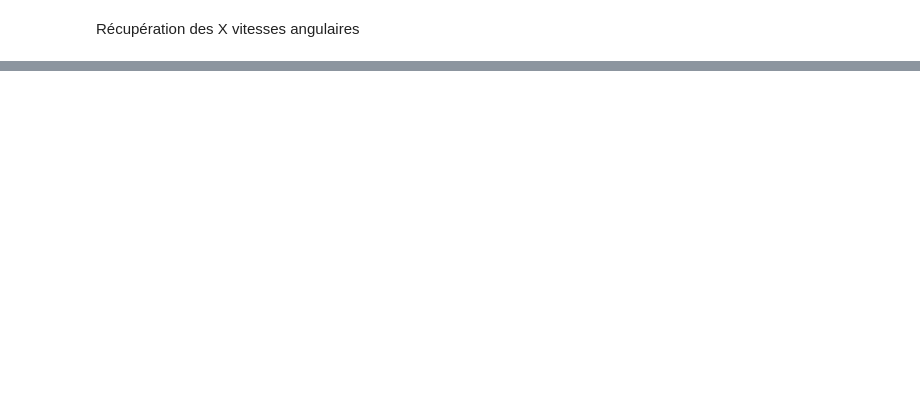
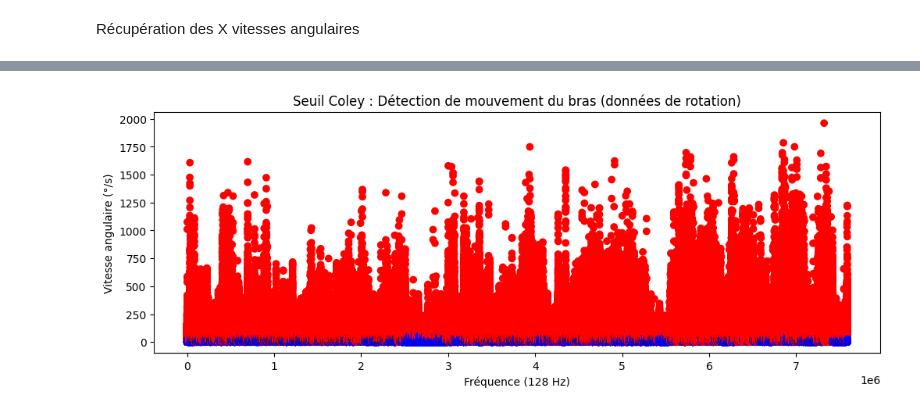
Before and after one commit to RomaneG45/Classification, a Jupyter notebook: Coley.ipynb, the cells around one changed output, grey strips where cells are left out. Drawn from its saved outputs; the diff is of its cells as text; code cells hidden in the pictures; blank space fills up the shorter version.

```diff
--- a/Coley.ipynb
+++ b/Coley.ipynb
@@ -29,17 +32,16 @@ for file in folder:
         # Récupération des données des capteurs
         data_file = pd.read_csv(folder_path + "/" + file, header = 5, names = ["Timestamp","Gyro X","Gyro Y","Gyro Z","Accelerometer X","Accelerometer Y","Accelerometer Z","Event","Quat W","Quat X","Quat Y","Quat Z","None"])
 
-        if file[-7:-4] == "dom":
+        if file[-11:-4] == "non_dom":
+            X_gyro_non_dom.extend(data_file["Gyro X"].values.tolist())
+            Y_gyro_non_dom.extend(data_file["Gyro Y"].values.tolist())
+            Z_gyro_non_dom.extend(data_file["Gyro Z"].values.tolist())
+
+        elif file[-7:-4] == "dom":
             X_gyro_dom.extend(data_file["Gyro X"].values.tolist()) #.append(data_file["Gyro X"][data])
             Y_gyro_dom.extend(data_file["Gyro Y"].values.tolist()) #.append(data_file["Gyro Y"][data])
             Z_gyro_dom.extend(data_file["Gyro Z"].values.tolist()) #.append(data_file["Gyro Z"][data])
 
-        elif file[-11:-4] == "non_dom":
-            X_gyro_non_dom.extend(data_file["Gyro X"].values.tolist()) #append(data_file["Gyro X"][data])
-            Y_gyro_non_dom.extend(data_file["Gyro Y"].values.tolist()) #append(data_file["Gyro Y"][data])
-            Z_gyro_non_dom.extend(data_file["Gyro Z"].values.tolist()) #append(data_file["Gyro Z"][data])
 
 print(len(X_gyro_dom))
-# Vérifier que les données angulaires sont les bonnes (FAIT) puis
-# Il faut faire une liste .append pour metrte toutes les données dans une liste
 # %% [output]
@@ -65,61 +69,75 @@ On est dans le fichier : Data_27_X.xlsx
 # %%
-# Paramètres
+# ------------------------- Norme des mouvements ---------------------------
+acc_data = []
+acc_data_1s = []
+for i in range(len(X_gyro_non_dom)):#for i in range(0,len(X_gyro_dom), 128):
+    coordonnes = np.array([X_gyro_non_dom[i], Y_gyro_non_dom[i], Z_gyro_non_dom[i]])
+    """for j in range(1, 128):
+        coordonnes = np.array([X_gyro_dom[i], Y_gyro_dom[i], Z_gyro_dom[i]])
+        norme_1s = np.linalg.norm(coordonnes)
+        acc_data_1s.append(norme_1s)"""
+    norme = np.linalg.norm(coordonnes)
+    acc_data.append(norme)
+
+
+#-------------------------- Paramètres --------------------------
 sampling_rate = 128
-min_peak_value = 10
 merge_window = int(1 * sampling_rate)  # 1 seconde
 gap_threshold = int(0.5 * sampling_rate)  # 0.5 seconde
 min_duration = int(1.5 * sampling_rate)  # 1.5 seconde
 
-# 1. Extraire les 3 axes gyroscopiques
-gyro_x = X_gyro_dom
-gyro_y = Y_gyro_dom
-gyro_z = Z_gyro_dom
+#-------------------------- Extraire les 3 axes gyroscopiques --------------------------
+gyro_x = X_gyro_non_dom
+gyro_y = Y_gyro_non_dom
+gyro_z = Z_gyro_non_dom
 
-# 2. Détection des pics > 10°/s sur chaque axe
-def get_axis_peaks(axis_data):
-    axis_data = np.array(axis_data)
-    return np.abs(axis_data[np.abs(axis_data) > min_peak_value])
+#-------------------------- Détection des pics > 10°/s sur chaque axe --------------------------
+mask_x = np.abs(np.array(gyro_x)) > 10
+mask_y = np.abs(np.array(gyro_y)) > 10
+mask_z = np.abs(np.array(gyro_z)) > 10
 
-peaks_x = get_axis_peaks(gyro_x)
-peaks_y = get_axis_peaks(gyro_y)
-peaks_z = get_axis_peaks(gyro_z)
+detected_x = np.abs(np.array(gyro_x)[mask_x])
+detected_y = np.abs(np.array(gyro_y)[mask_y])
+detected_z = np.abs(np.array(gyro_z)[mask_z])
 
-# 3. Moyenne des pics par axe
-mean_x = peaks_x.mean() if len(peaks_x) > 0 else np.inf
-mean_y = peaks_y.mean() if len(peaks_y) > 0 else np.inf
-mean_z = peaks_z.mean() if len(peaks_z) > 0 else np.inf
+#-------------------------- Moyenne des pics par axe --------------------------
 
-# 4. Seuil adaptatif = min des moyennes
+mean_x = detected_x.mean() if len(detected_x) > 0 else np.inf
+mean_y = detected_y.mean() if len(detected_y) > 0 else np.inf
+mean_z = detected_z.mean() if len(detected_z) > 0 else np.inf
+
+#-------------------------- Seuil adaptatif = min des moyennes --------------------------
 adaptive_threshold = min(mean_x, mean_y, mean_z)
 print(f"Seuil adaptatif : {adaptive_threshold:.2f} °/s")
 
-# 5. Détection brute : un mouvement si un axe dépasse le seuil
+#-------------------------- Détection brute : un mouvement si un axe dépasse le seuil --------------------------
+
 movement_raw = (
     (np.abs(gyro_x) > adaptive_threshold) |
     (np.abs(gyro_y) > adaptive_threshold) |
     (np.abs(gyro_z) > adaptive_threshold)
 ).astype(int)
 
-print(movement_raw)
-"""
-# 6. Filtre max mobile (fusionner les mouvements séparés de < 0.5s)
-movement_merged = maximum_filter1d(movement_raw, size=merge_window)
 
-# 7. Filtre médian mobile (supprimer les mouvements < 1.5s)
-movement_final = medfilt(movement_merged, kernel_size=min_duration | 1)  # kernel must be odd
-"""
+#-------------------------- Filtre max mobile (fusionner les mouvements séparés de < 0.5s) --------------------------
+movement_merged = maximum_filter1d(movement_raw, size = merge_window)
 
-"""
+#-------------------------- Filtre médian mobile (supprimer les mouvements < 1.5s) --------------------------
+movement_prediction = medfilt(movement_merged, kernel_size = min_duration | 1)  # kernel must be odd
+
 # 8. Visualisation
+color_map = {0: 'blue', 1: 'red'}
+# Convertir les labels en couleurs
+colors = [color_map[label] for label in movement_prediction]
+
 plt.figure(figsize=(12, 4))
-plt.plot(np.linalg.norm(X_clean[:, :3], axis=1), label="Norme Gyro")
-plt.plot(movement_final * adaptive_threshold, label="Mouvement détecté", color='orange')
-plt.axhline(adaptive_threshold, color='r', linestyle='--', label="Seuil adaptatif")
-plt.legend()
-plt.title("Détection de mouvement du bras (seuil adaptatif)")
-plt.xlabel("Échantillons")
+#plt.plot(np.linalg.norm(movement_prediction, axis=1), label="Norme Gyro") # calcul de la norme du mouvement final
+plt.scatter(range(len(acc_data)), acc_data, c=colors)#plt.plot(movement_prediction * adaptive_threshold, label="Mouvement détecté", color='orange')
+#plt.axhline(adaptive_threshold, color='r', linestyle='--', label="Seuil adaptatif")
+#plt.legend()
+plt.title("Seuil Coley : Détection de mouvement du bras (données de rotation)")
+plt.xlabel("Fréquence (128 Hz)")
 plt.ylabel("Vitesse angulaire (°/s)")
-plt.tight_layout()
+#plt.tight_layout()
 plt.show()
-"""
 # %% [output]
@@ -128,0 +145 @@ Seuil adaptatif : 47.84 °/s
+[figure, added]
```
Also changed, not shown: parts of 18 cells of this notebook, 28 other files.
